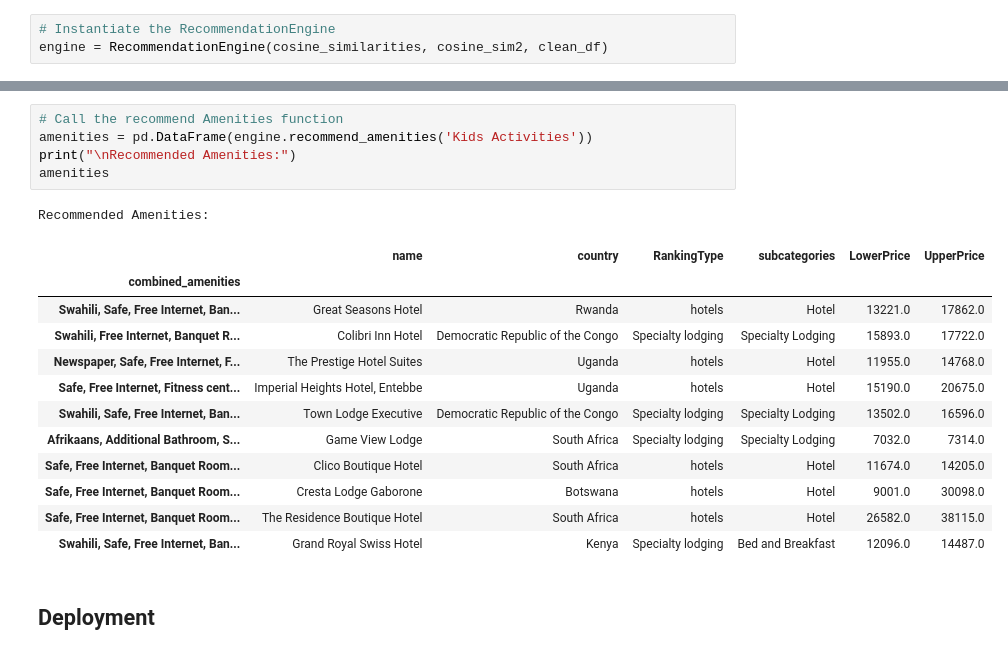
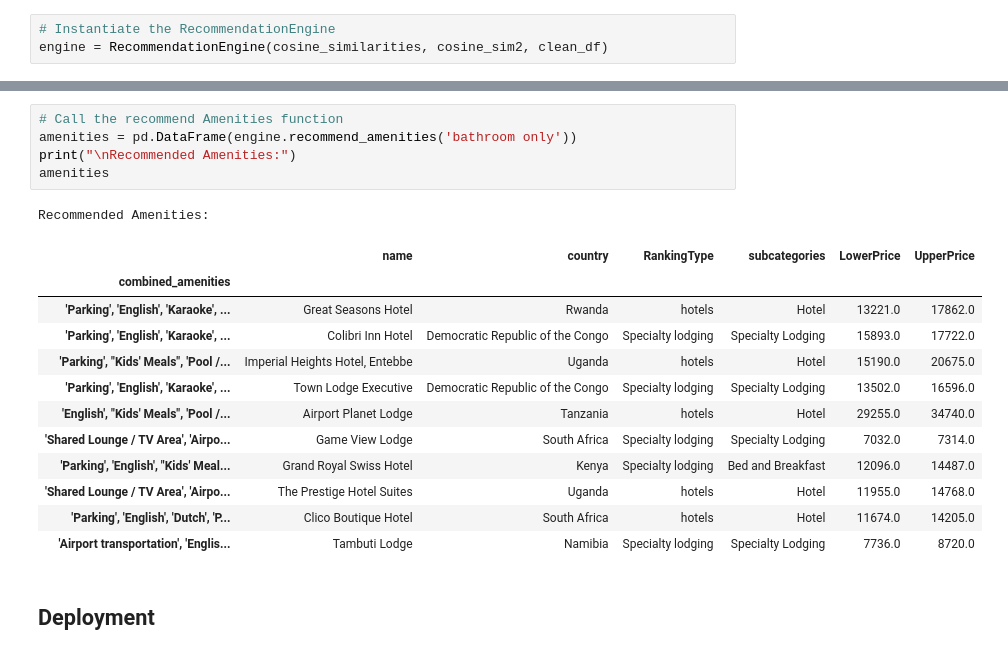
Before and after one commit to R3TR0Quan/travel-destination-recommendation-sys, a Jupyter notebook: modelling.ipynb, the cells around one changed output, grey strips where cells are left out. Cells and saved outputs as stored; diff of their text form.

```diff
--- a/modelling.ipynb
+++ b/modelling.ipynb
@@ -1072,23 +1052,23 @@ Recommended Places:
 | The Beach Hotel | South Africa | hotels | Hotel | 13361.0 | 17440.0 |
 # %%
 # Call the recommend Amenities function
-amenities = pd.DataFrame(engine.recommend_amenities('Kids Activities'))
+amenities = pd.DataFrame(engine.recommend_amenities('bathroom only'))
 print("\nRecommended Amenities:")
 amenities
 # %% [output]
 Recommended Amenities:
 |  | name | country | RankingType | subcategories | LowerPrice | UpperPrice |
 | combined_amenities |  |  |  |  |  |  |
-| Swahili, Safe, Free Internet, Ban... | Great Seasons Hotel | Rwanda | hotels | Hotel | 13221.0 | 17862.0 |
-| Swahili, Free Internet, Banquet R... | Colibri Inn Hotel | Democratic Republic of the Congo | Specialty lodging | Specialty Lodging | 15893.0 | 17722.0 |
-| Newspaper, Safe, Free Internet, F... | The Prestige Hotel Suites | Uganda | hotels | Hotel | 11955.0 | 14768.0 |
-| Safe, Free Internet, Fitness cent... | Imperial Heights Hotel, Entebbe | Uganda | hotels | Hotel | 15190.0 | 20675.0 |
-| Swahili, Safe, Free Internet, Ban... | Town Lodge Executive | Democratic Republic of the Congo | Specialty lodging | Specialty Lodging | 13502.0 | 16596.0 |
-| Afrikaans, Additional Bathroom, S... | Game View Lodge | South Africa | Specialty lodging | Specialty Lodging | 7032.0 | 7314.0 |
-| Safe, Free Internet, Banquet Room... | Clico Boutique Hotel | South Africa | hotels | Hotel | 11674.0 | 14205.0 |
-| Safe, Free Internet, Banquet Room... | Cresta Lodge Gaborone | Botswana | hotels | Hotel | 9001.0 | 30098.0 |
-| Safe, Free Internet, Banquet Room... | The Residence Boutique Hotel | South Africa | hotels | Hotel | 26582.0 | 38115.0 |
-| Swahili, Safe, Free Internet, Ban... | Grand Royal Swiss Hotel | Kenya | Specialty lodging | Bed and Breakfast | 12096.0 | 14487.0 |
+| 'Parking', 'English', 'Karaoke', ... | Great Seasons Hotel | Rwanda | hotels | Hotel | 13221.0 | 17862.0 |
+| 'Parking', 'English', 'Karaoke', ... | Colibri Inn Hotel | Democratic Republic of the Congo | Specialty lodging | Specialty Lodging | 15893.0 | 17722.0 |
+| 'Parking', "Kids' Meals", 'Pool /... | Imperial Heights Hotel, Entebbe | Uganda | hotels | Hotel | 15190.0 | 20675.0 |
+| 'Parking', 'English', 'Karaoke', ... | Town Lodge Executive | Democratic Republic of the Congo | Specialty lodging | Specialty Lodging | 13502.0 | 16596.0 |
+| 'English', "Kids' Meals", 'Pool /... | Airport Planet Lodge | Tanzania | hotels | Hotel | 29255.0 | 34740.0 |
+| 'Shared Lounge / TV Area', 'Airpo... | Game View Lodge | South Africa | Specialty lodging | Specialty Lodging | 7032.0 | 7314.0 |
+| 'Parking', 'English', "Kids' Meal... | Grand Royal Swiss Hotel | Kenya | Specialty lodging | Bed and Breakfast | 12096.0 | 14487.0 |
+| 'Shared Lounge / TV Area', 'Airpo... | The Prestige Hotel Suites | Uganda | hotels | Hotel | 11955.0 | 14768.0 |
+| 'Parking', 'English', 'Dutch', 'P... | Clico Boutique Hotel | South Africa | hotels | Hotel | 11674.0 | 14205.0 |
+| 'Airport transportation', 'Englis... | Tambuti Lodge | Namibia | Specialty lodging | Specialty Lodging | 7736.0 | 8720.0 |
 # %% [markdown]
 ## Deployment
 # %% [markdown]
```
Also changed, not shown: parts of 37 cells of this notebook, 2 other files.
